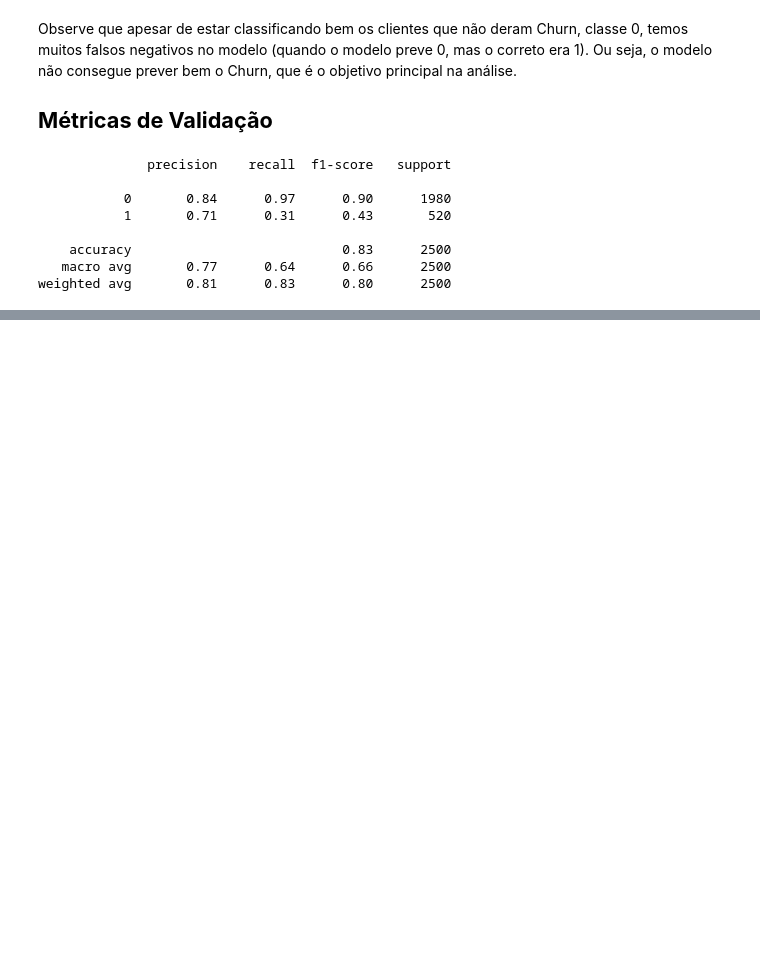
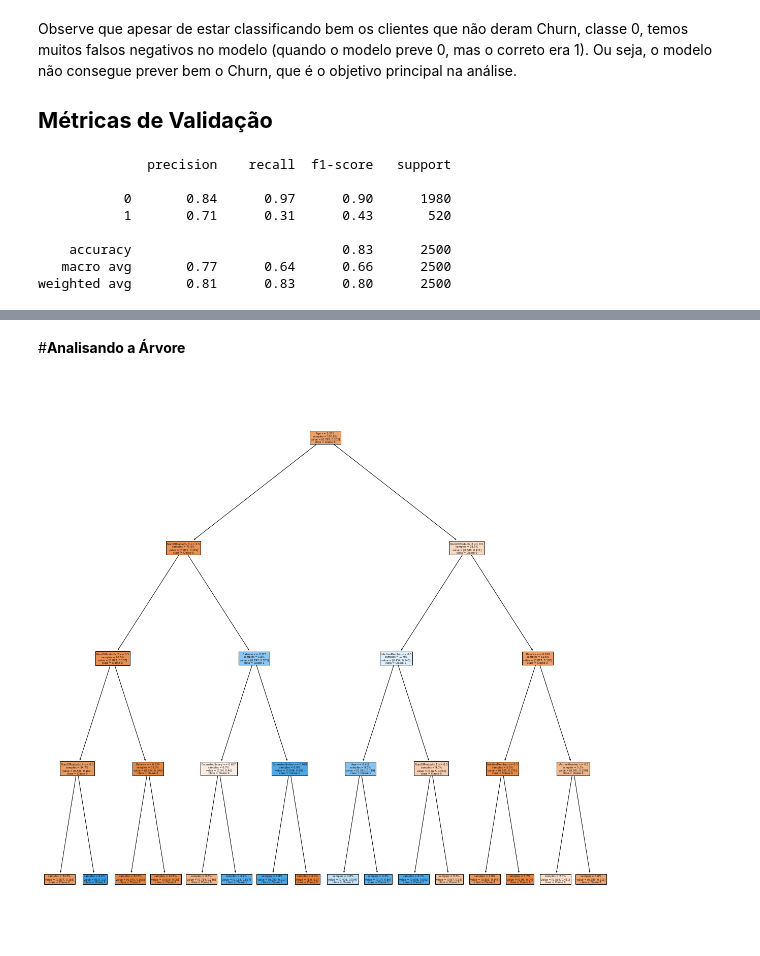
Before and after one commit to scudilio/Churn_model, a Jupyter notebook: wids_talk.ipynb, the cells around one changed output, grey strips where cells are left out. Saved outputs shown, nothing was run; the diff lists cells and outputs as text; code cells hidden in the pictures; blank space fills up the shorter version.

```diff
--- a/wids_talk.ipynb
+++ b/wids_talk.ipynb
@@ -480,0 +525,9 @@ Agora temos a probabilidade do cliente dar Churn e podemos criar ações com bas
+# %% [markdown]
+#**Analisando a Árvore**
+# %%
+plt.figure(figsize = (20, 20))
+plot_tree(arvore, filled=True, proportion = True, impurity = False,
+          class_names = ['Classe 0', 'Classe 1'], feature_names = x_treino.columns)
+plt.show()
+# %% [output]
+[figure, added]
```
Also changed, not shown: parts of 12 cells of this notebook.
